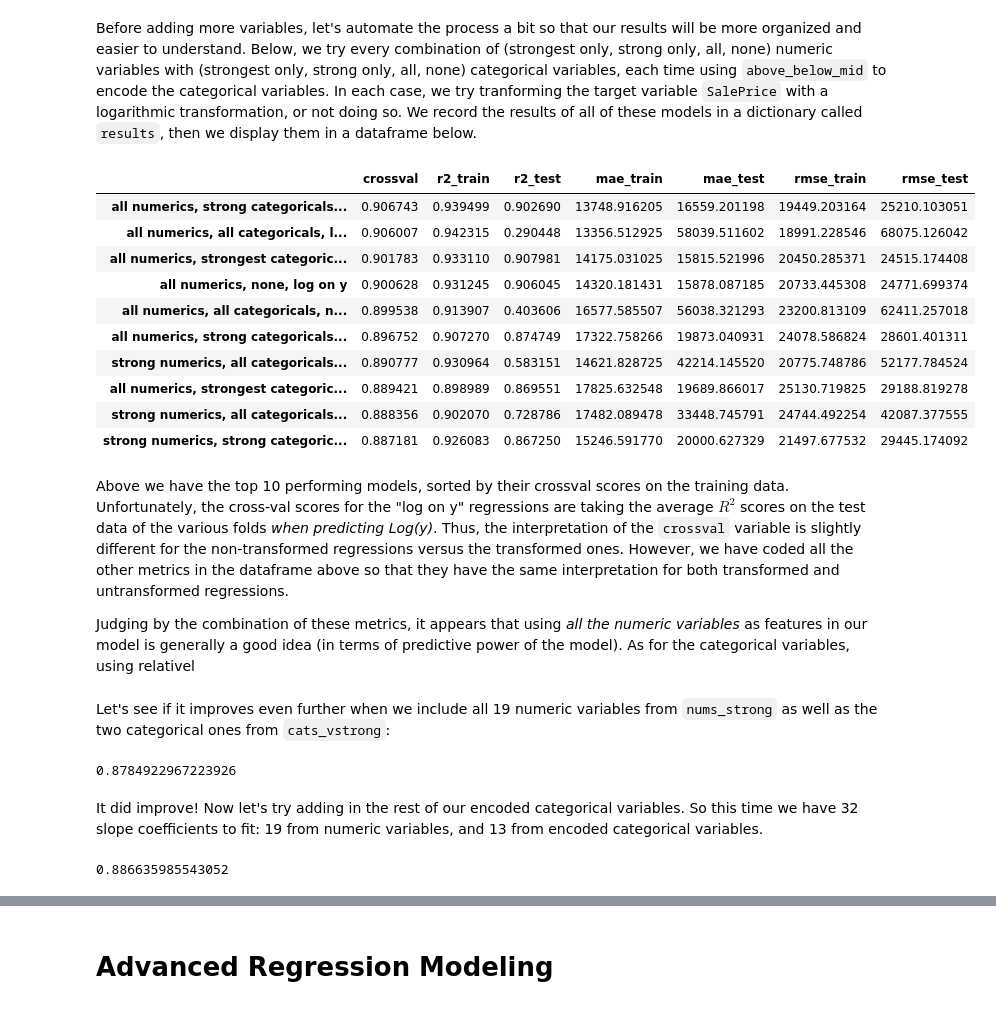
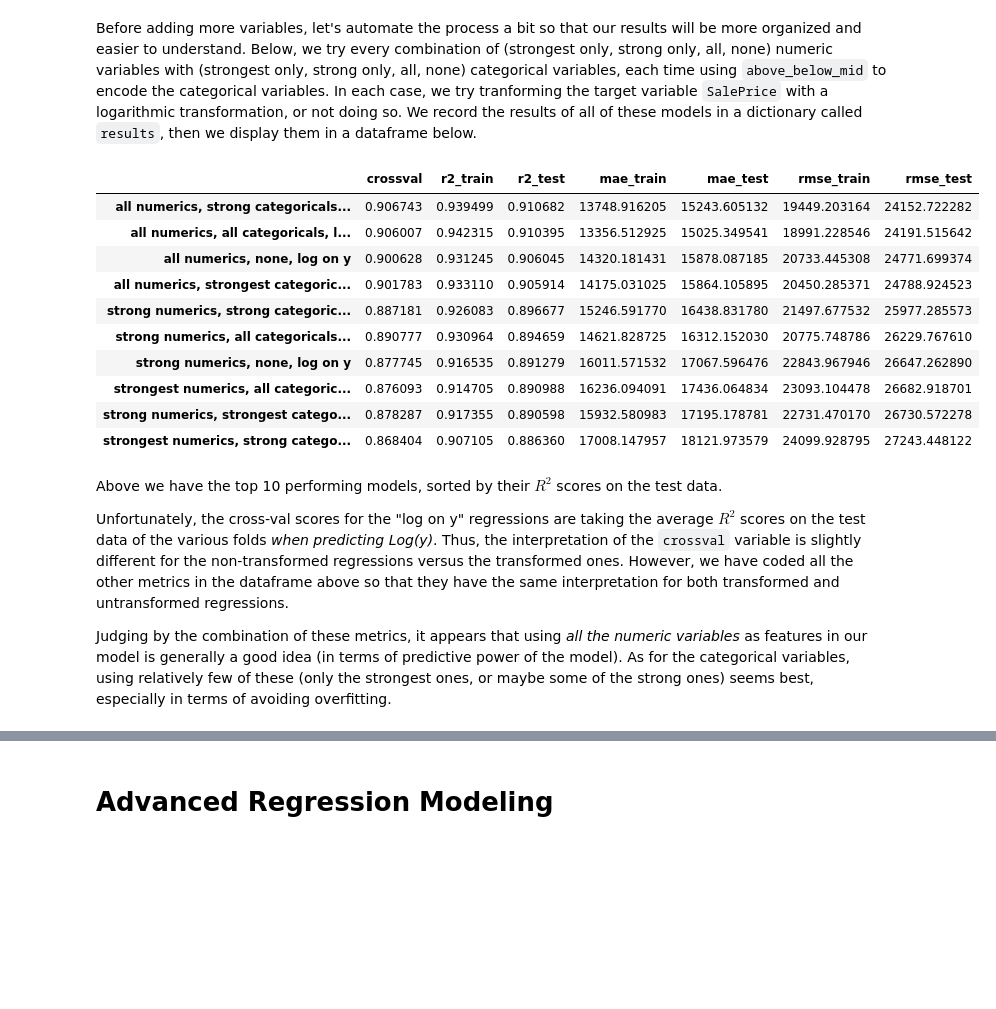
Before and after one commit to simonlazarus/Predicting-House-Prices-with-Linear-Regression, a Jupyter notebook: code/4_modeling.ipynb, the cells around one changed output, grey strips where cells are left out. Cells and saved outputs as stored; diff of their text form; code cells hidden in the pictures; blank space fills up the shorter version.

```diff
--- a/code/4_modeling.ipynb
+++ b/code/4_modeling.ipynb
@@ -280,11 +281,13 @@ In order to be able to examine correlations of categorical variables with `SaleP
 # %%
+cat_map_dict={}
+
 cat_df = df[categoricals + ['SalePrice']]
 
 #Encode all the non-SalePrice values with above_below_mid
 for col in cat_df.columns:
     if col != 'SalePrice':
-        map_dict = above_below_mid(cat_df, col, 'SalePrice')
-        cat_df[col] = cat_df.loc[:,col].map(map_dict)
+        cat_map_dict[col] = above_below_mid(cat_df, col, 'SalePrice')
+        cat_df[col] = cat_df.loc[:,col].map(cat_map_dict[col])
 
 cat_df.head()
 # %% [output]
@@ -384,11 +398,3 @@ Before the validation phase of the modeling process, we'll evaluate these models
 ## Read in the reserved data set
 # %%
 tests = pd.read_csv('../datasets/train_processed_reserved.csv')
-# %%
-cat_tests = tests[categoricals + ['SalePrice']]
-
-#Encode all the non-SalePrice values with above_below_mid
-for col in cat_tests.columns:
-    if col != 'SalePrice':
-        map_dict = above_below_mid(cat_tests, col, 'SalePrice')
-        cat_tests[col] = cat_tests.loc[:,col].map(map_dict)
@@ -395,9 +403,17 @@ for col in cat_tests.columns:
+# %%
+def cat_map(col, s):
+    if s in cat_map_dict[col]:
+        return cat_map_dict[col][s]
+    else:
+        return 0
 # %%
 #Make a transformed test data df
+#Here, we make sure to use the map_dict that was fitted on the TRAINING DATA!
+#We do not fit it again on the reserved data!
 abm_tests = tests
 for col in categoricals:
-    #Get the transformed values from the cat_tests we already made
-    abm_tests[col] = cat_tests[col]
+    #Transform the values using our fitted cat_map_dict from the training data
+    abm_tests[col] = abm_tests.loc[:,col].map(lambda s : cat_map(col,s) )
 abm_tests.head()
 # %% [output]
 |  | Id | MS SubClass | MS Zoning | Lot Frontage | Lot Area | Street | Alley | Lot Shape | Land Contour | ... |
@@ -536,32 +556,22 @@ for (num_name, cat_name, transform) in itertools.product(num_types , cat_types,
     }
 # %%
 results_df = pd.DataFrame.from_dict(results, orient='index')
-results_df.sort_values('crossval', ascending=False).head(10)
+results_df.sort_values('r2_test', ascending=False).head(10)
 # %% [output]
 |  | crossval | r2_train | r2_test | mae_train | mae_test | rmse_train | rmse_test |
-| all numerics, strong categoricals... | 0.906743 | 0.939499 | 0.902690 | 13748.916205 | 16559.201198 | 19449.203164 | 25210.103051 |
-| all numerics, all categoricals, l... | 0.906007 | 0.942315 | 0.290448 | 13356.512925 | 58039.511602 | 18991.228546 | 68075.126042 |
-| all numerics, strongest categoric... | 0.901783 | 0.933110 | 0.907981 | 14175.031025 | 15815.521996 | 20450.285371 | 24515.174408 |
+| all numerics, strong categoricals... | 0.906743 | 0.939499 | 0.910682 | 13748.916205 | 15243.605132 | 19449.203164 | 24152.722282 |
+| all numerics, all categoricals, l... | 0.906007 | 0.942315 | 0.910395 | 13356.512925 | 15025.349541 | 18991.228546 | 24191.515642 |
 | all numerics, none, log on y | 0.900628 | 0.931245 | 0.906045 | 14320.181431 | 15878.087185 | 20733.445308 | 24771.699374 |
-| all numerics, all categoricals, n... | 0.899538 | 0.913907 | 0.403606 | 16577.585507 | 56038.321293 | 23200.813109 | 62411.257018 |
-| all numerics, strong categoricals... | 0.896752 | 0.907270 | 0.874749 | 17322.758266 | 19873.040931 | 24078.586824 | 28601.401311 |
-| strong numerics, all categoricals... | 0.890777 | 0.930964 | 0.583151 | 14621.828725 | 42214.145520 | 20775.748786 | 52177.784524 |
-| all numerics, strongest categoric... | 0.889421 | 0.898989 | 0.869551 | 17825.632548 | 19689.866017 | 25130.719825 | 29188.819278 |
-| strong numerics, all categoricals... | 0.888356 | 0.902070 | 0.728786 | 17482.089478 | 33448.745791 | 24744.492254 | 42087.377555 |
-| strong numerics, strong categoric... | 0.887181 | 0.926083 | 0.867250 | 15246.591770 | 20000.627329 | 21497.677532 | 29445.174092 |
+| all numerics, strongest categoric... | 0.901783 | 0.933110 | 0.905914 | 14175.031025 | 15864.105895 | 20450.285371 | 24788.924523 |
+| strong numerics, strong categoric... | 0.887181 | 0.926083 | 0.896677 | 15246.591770 | 16438.831780 | 21497.677532 | 25977.285573 |
+| strong numerics, all categoricals... | 0.890777 | 0.930964 | 0.894659 | 14621.828725 | 16312.152030 | 20775.748786 | 26229.767610 |
+| strong numerics, none, log on y | 0.877745 | 0.916535 | 0.891279 | 16011.571532 | 17067.596476 | 22843.967946 | 26647.262890 |
+| strongest numerics, all categoric... | 0.876093 | 0.914705 | 0.890988 | 16236.094091 | 17436.064834 | 23093.104478 | 26682.918701 |
+| strong numerics, strongest catego... | 0.878287 | 0.917355 | 0.890598 | 15932.580983 | 17195.178781 | 22731.470170 | 26730.572278 |
+| strongest numerics, strong catego... | 0.868404 | 0.907105 | 0.886360 | 17008.147957 | 18121.973579 | 24099.928795 | 27243.448122 |
 # %% [markdown]
-Above we have the top 10 performing models, sorted by their crossval scores on the training data.  Unfortunately, the cross-val scores for the "log on y" regressions are taking the average $R^2$ scores on the test data of the various folds *when predicting Log(y)*.  Thus, the interpretation of the `crossval` variable is slightly different for the non-transformed regressions versus the transformed ones.  However, we have coded all the other metrics in the dataframe above so that they have the same interpretation for both transformed and untransformed regressions.
+Above we have the top 10 performing models, sorted by their $R^2$ scores on the test data.
 
-Judging by the combination of these metrics, it appears that using *all the numeric variables* as features in our model is generally a good idea (in terms of predictive power of the model).  As for the categorical variables, using relativel
+Unfortunately, the cross-val scores for the "log on y" regressions are taking the average $R^2$ scores on the test data of the various folds *when predicting Log(y)*.  Thus, the interpretation of the `crossval` variable is slightly different for the non-transformed regressions versus the transformed ones.  However, we have coded all the other metrics in the dataframe above so that they have the same interpretation for both transformed and untransformed regressions.
+
+Judging by the combination of these metrics, it appears that using *all the numeric variables* as features in our model is generally a good idea (in terms of predictive power of the model).  As for the categorical variables, using relatively few of these (only the strongest ones, or maybe some of the strong ones) seems best, especially in terms of avoiding overfitting.
-# %% [markdown]
-Let's see if it improves even further when we include all 19 numeric variables from `nums_strong` as well as the two categorical ones from `cats_vstrong`:
-# %%
-cross_val_score(LinearRegression(), abm_df[nums_strong + cats_vstrong], y).mean()
-# %% [output]
-0.8784922967223926
-# %% [markdown]
-It did improve!  Now let's try adding in the rest of our encoded categorical variables.  So this time we have 32 slope coefficients to fit: 19 from numeric variables, and 13 from encoded categorical variables.
-# %%
-cross_val_score(LinearRegression(), abm_df[nums_strong + cats_strong], y).mean()
-# %% [output]
-0.886635985543052
```
Also changed, not shown: parts of 76 cells of this notebook, 6 other files.
